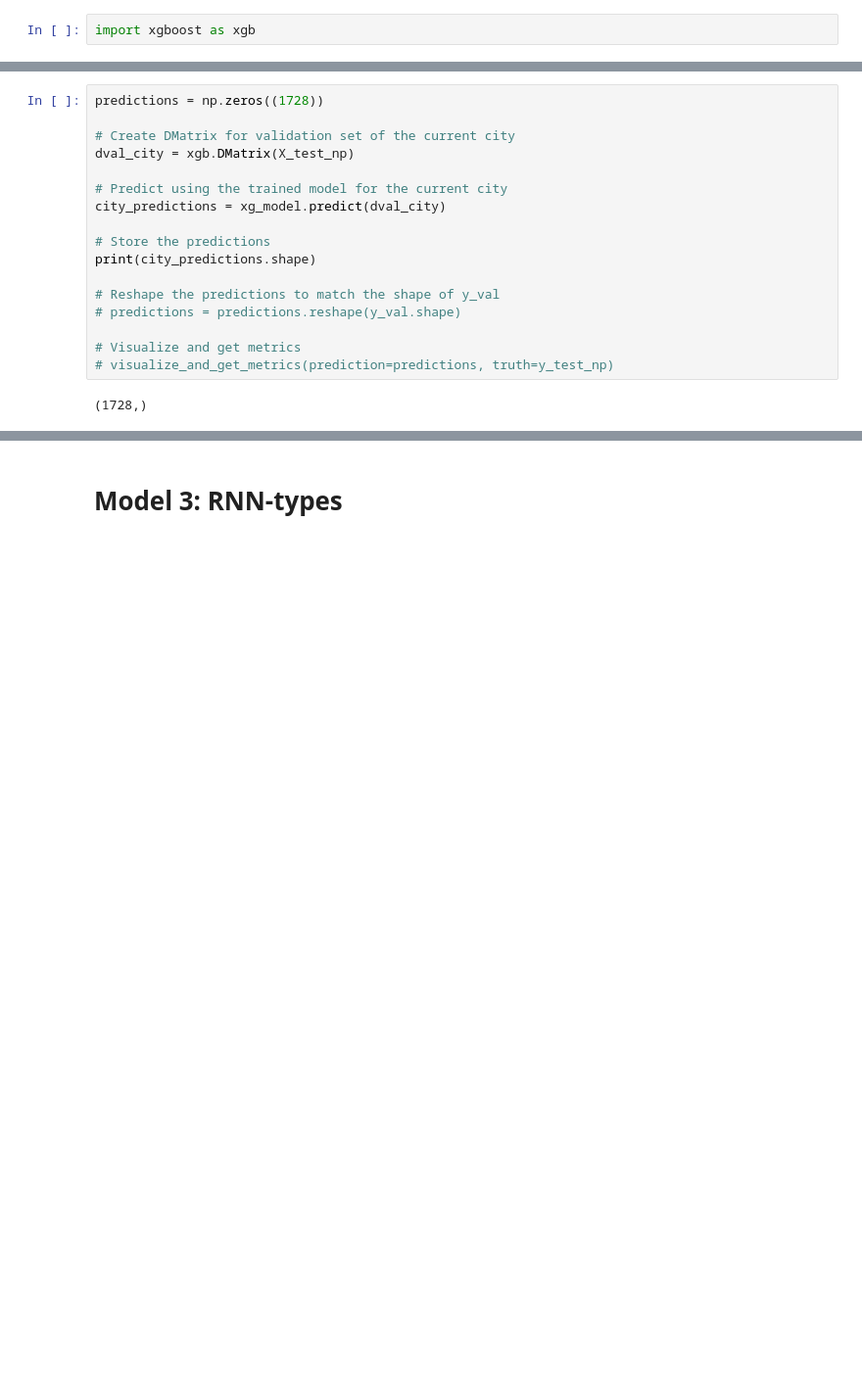
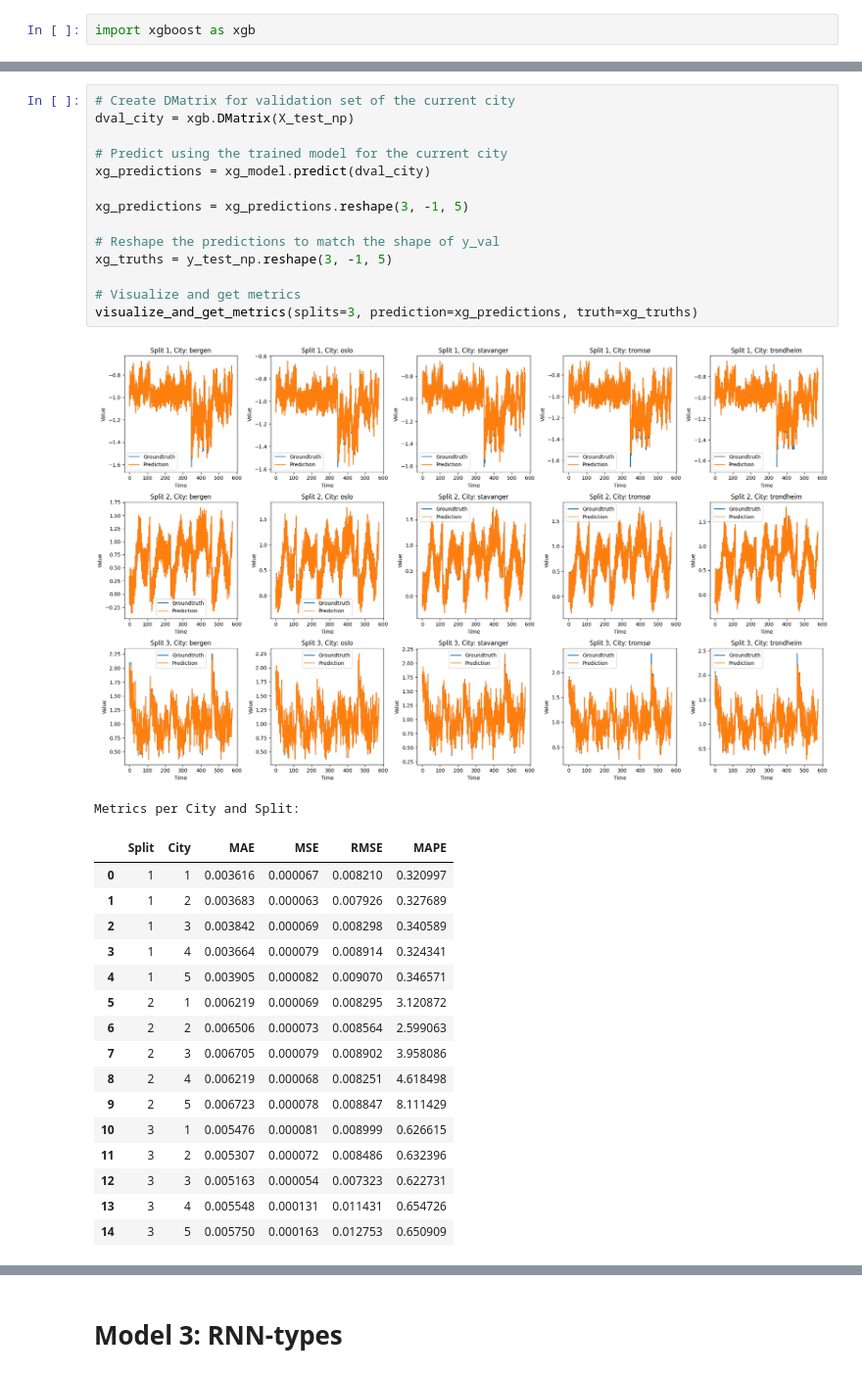
Before and after one commit to SigmaDerivative/energy-consumption-forecast, a Jupyter notebook: analysis.ipynb, the cells around one changed output, grey strips where cells are left out. Shown at 98% size. Saved outputs shown, nothing was run; the diff lists cells and outputs as text; blank space fills up the shorter version.

Commit message:
update xg boost visualize

```diff
--- a/analysis.ipynb
+++ b/analysis.ipynb
@@ -714,19 +714,33 @@ print(X_test_np.shape, y_test_np.shape)
 # %%
-predictions = np.zeros((1728))
-
 # Create DMatrix for validation set of the current city
 dval_city = xgb.DMatrix(X_test_np)
 
 # Predict using the trained model for the current city
-city_predictions = xg_model.predict(dval_city)
+xg_predictions = xg_model.predict(dval_city)
 
-# Store the predictions
-print(city_predictions.shape)
+xg_predictions = xg_predictions.reshape(3, -1, 5)
 
 # Reshape the predictions to match the shape of y_val
-# predictions = predictions.reshape(y_val.shape)
+xg_truths = y_test_np.reshape(3, -1, 5)
 
 # Visualize and get metrics
-# visualize_and_get_metrics(prediction=predictions, truth=y_test_np)
+visualize_and_get_metrics(splits=3, prediction=xg_predictions, truth=xg_truths)
 # %% [output]
+[figure, added]
-(1728,)
+Metrics per City and Split:
+|  | Split | City | MAE | MSE | RMSE | MAPE |
+| 0 | 1 | 1 | 0.003616 | 0.000067 | 0.008210 | 0.320997 |
+| 1 | 1 | 2 | 0.003683 | 0.000063 | 0.007926 | 0.327689 |
+| 2 | 1 | 3 | 0.003842 | 0.000069 | 0.008298 | 0.340589 |
+| 3 | 1 | 4 | 0.003664 | 0.000079 | 0.008914 | 0.324341 |
+| 4 | 1 | 5 | 0.003905 | 0.000082 | 0.009070 | 0.346571 |
+| 5 | 2 | 1 | 0.006219 | 0.000069 | 0.008295 | 3.120872 |
+| 6 | 2 | 2 | 0.006506 | 0.000073 | 0.008564 | 2.599063 |
+| 7 | 2 | 3 | 0.006705 | 0.000079 | 0.008902 | 3.958086 |
+| 8 | 2 | 4 | 0.006219 | 0.000068 | 0.008251 | 4.618498 |
+| 9 | 2 | 5 | 0.006723 | 0.000078 | 0.008847 | 8.111429 |
+| 10 | 3 | 1 | 0.005476 | 0.000081 | 0.008999 | 0.626615 |
+| 11 | 3 | 2 | 0.005307 | 0.000072 | 0.008486 | 0.632396 |
+| 12 | 3 | 3 | 0.005163 | 0.000054 | 0.007323 | 0.622731 |
+| 13 | 3 | 4 | 0.005548 | 0.000131 | 0.011431 | 0.654726 |
+| 14 | 3 | 5 | 0.005750 | 0.000163 | 0.012753 | 0.650909 |
```
Also changed, not shown: parts of 6 cells of this notebook.
